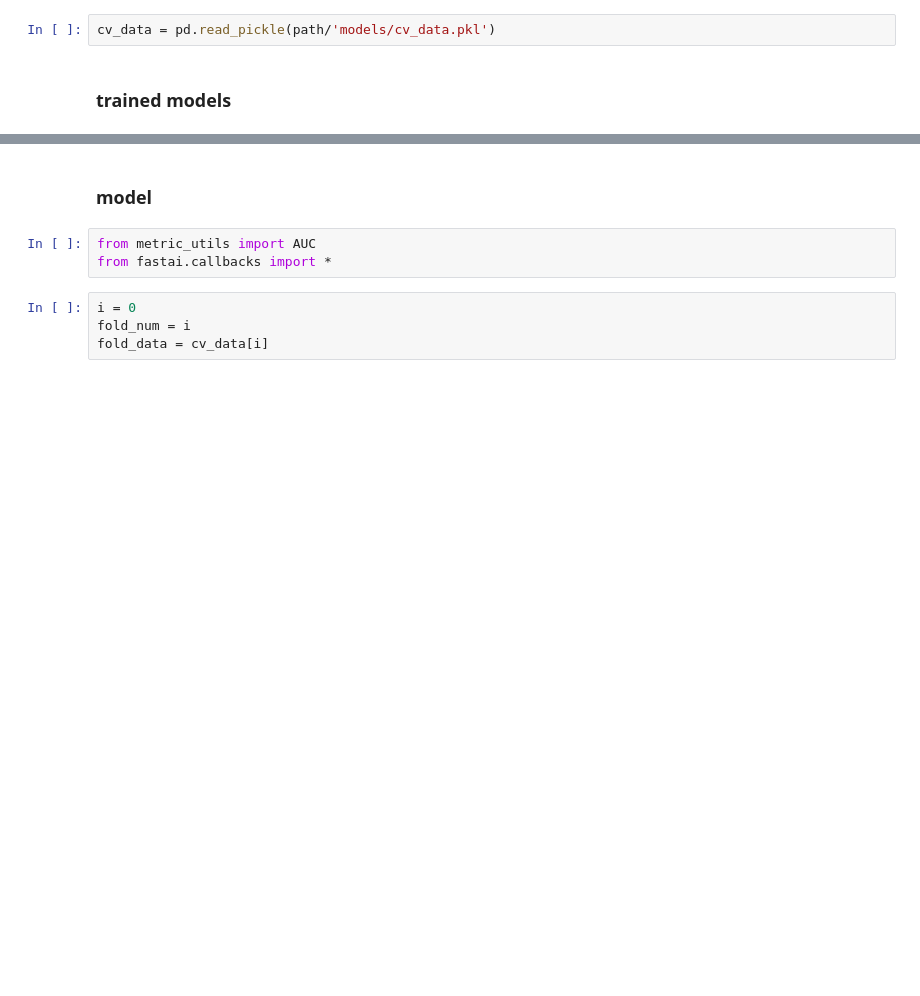
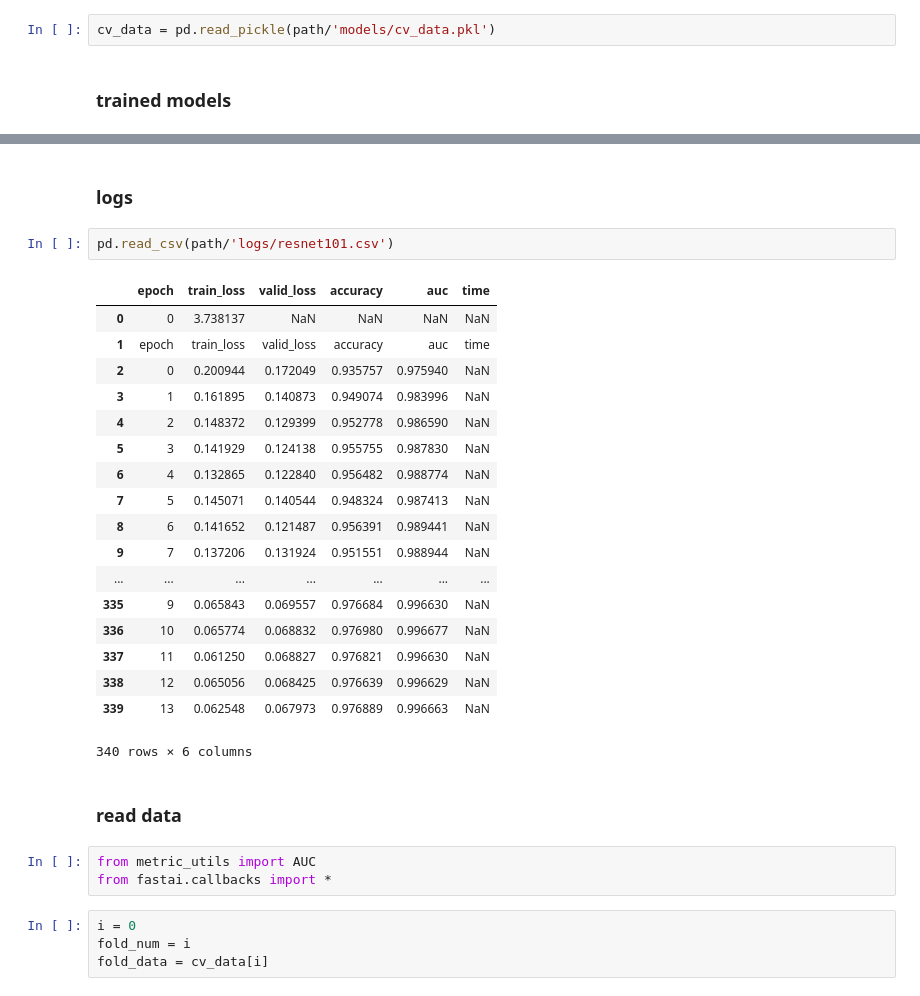
Before and after one commit to KeremTurgutlu/hist_cancer_detection, a Jupyter notebook: post_model_analysis.ipynb, the cells around one changed output, grey strips where cells are left out. Cells and saved outputs as stored; diff of their text form; blank space fills up the shorter version.

```diff
--- a/post_model_analysis.ipynb
+++ b/post_model_analysis.ipynb
@@ -61,7 +44,30 @@ cv_data = pd.read_pickle(path/'models/cv_data.pkl')
  PosixPath('../data/histopathologic/models/best_of_resnet152'),
  PosixPath('../data/histopathologic/models/best_of_vgg16_bn')]
 # %% [markdown]
-### model
+### logs
+# %%
+pd.read_csv(path/'logs/resnet101.csv')
+# %% [output]
+|  | epoch | train_loss | valid_loss | accuracy | auc | time |
+| 0 | 0 | 3.738137 | NaN | NaN | NaN | NaN |
+| 1 | epoch | train_loss | valid_loss | accuracy | auc | time |
+| 2 | 0 | 0.200944 | 0.172049 | 0.935757 | 0.975940 | NaN |
+| 3 | 1 | 0.161895 | 0.140873 | 0.949074 | 0.983996 | NaN |
+| 4 | 2 | 0.148372 | 0.129399 | 0.952778 | 0.986590 | NaN |
+| 5 | 3 | 0.141929 | 0.124138 | 0.955755 | 0.987830 | NaN |
+| 6 | 4 | 0.132865 | 0.122840 | 0.956482 | 0.988774 | NaN |
+| 7 | 5 | 0.145071 | 0.140544 | 0.948324 | 0.987413 | NaN |
+| 8 | 6 | 0.141652 | 0.121487 | 0.956391 | 0.989441 | NaN |
+| 9 | 7 | 0.137206 | 0.131924 | 0.951551 | 0.988944 | NaN |
+| ... | ... | ... | ... | ... | ... | ... |
+| 335 | 9 | 0.065843 | 0.069557 | 0.976684 | 0.996630 | NaN |
+| 336 | 10 | 0.065774 | 0.068832 | 0.976980 | 0.996677 | NaN |
+| 337 | 11 | 0.061250 | 0.068827 | 0.976821 | 0.996630 | NaN |
+| 338 | 12 | 0.065056 | 0.068425 | 0.976639 | 0.996629 | NaN |
+| 339 | 13 | 0.062548 | 0.067973 | 0.976889 | 0.996663 | NaN |
+340 rows × 6 columns
+# %% [markdown]
+### read data
 # %%
 from metric_utils import AUC
 from fastai.callbacks import *
```
Also changed, not shown: parts of 22 cells of this notebook, 7 other files.
